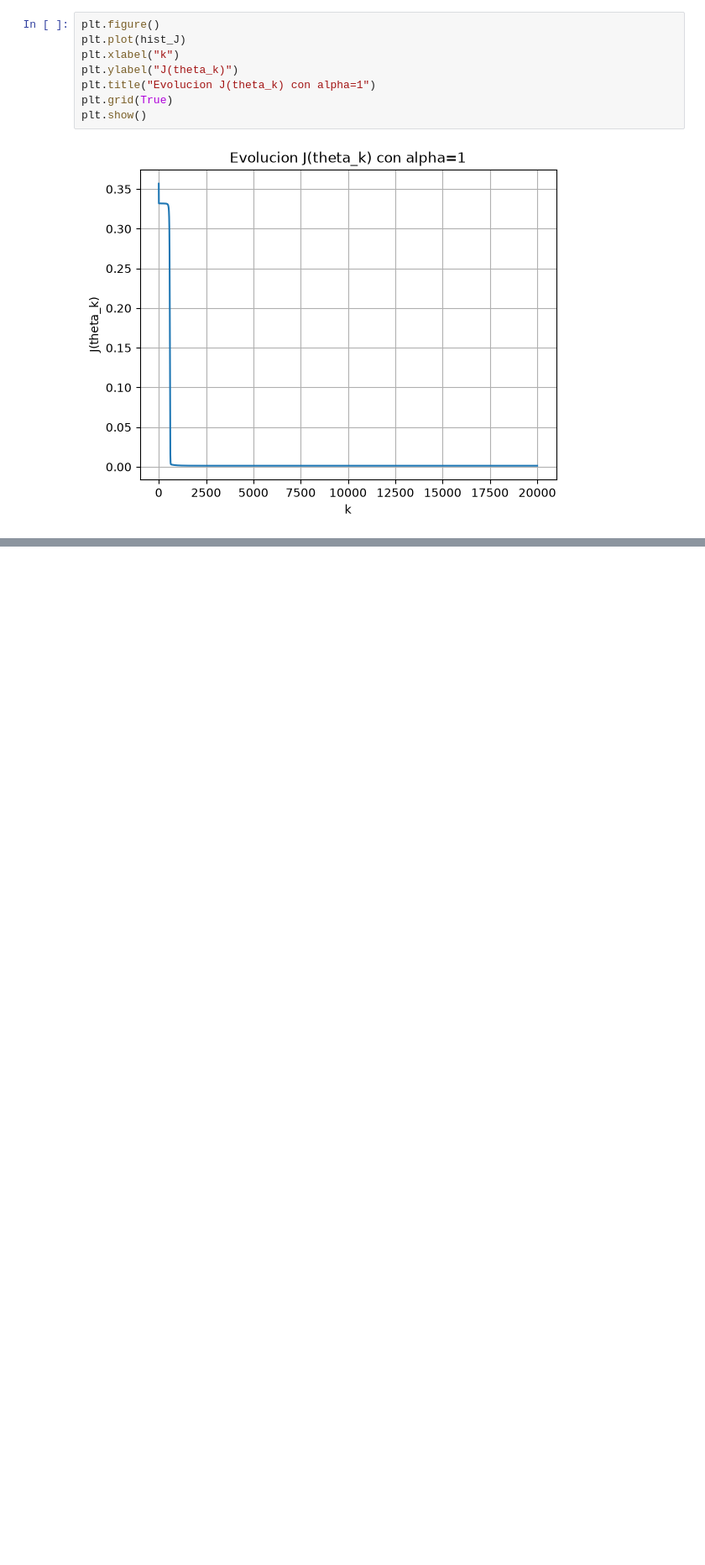
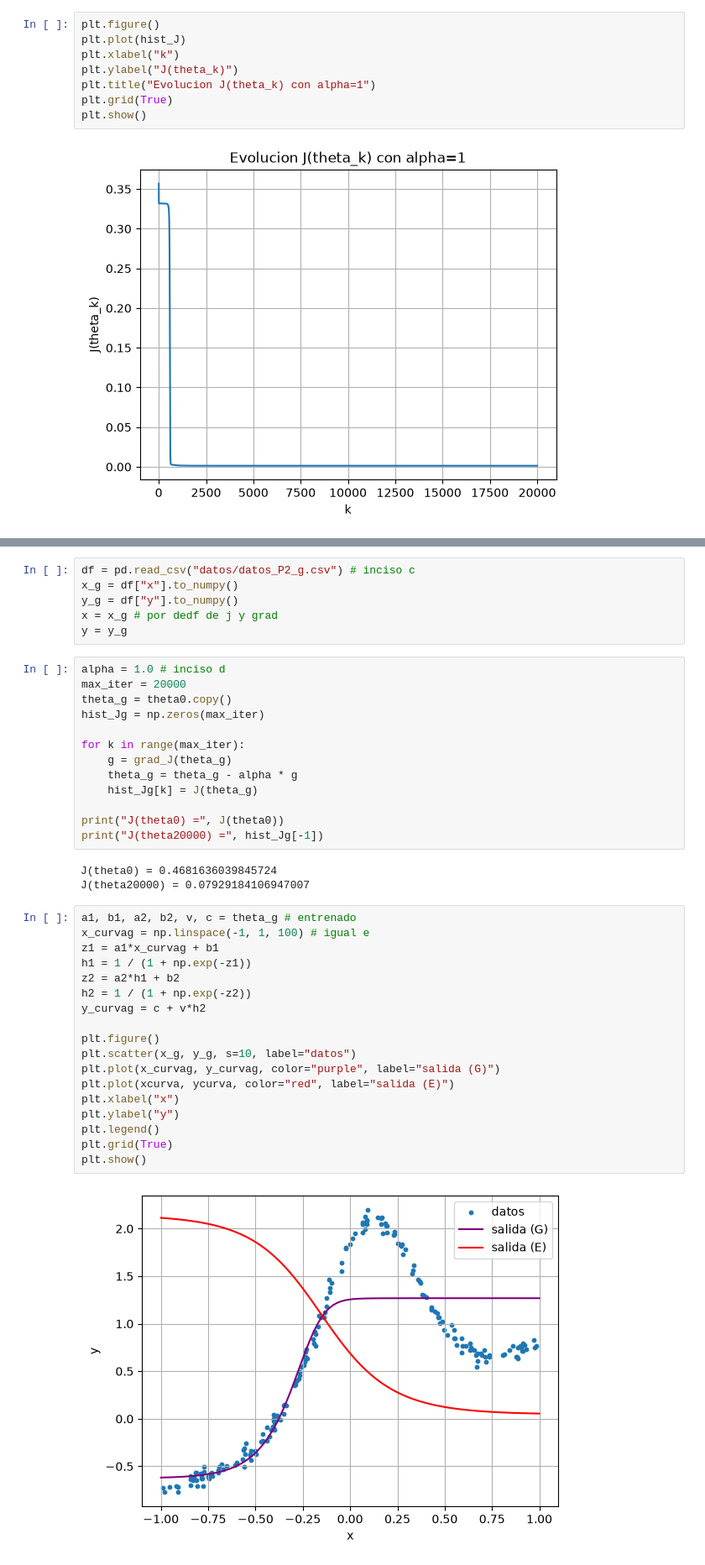
Before and after one commit to Sofiiahh/tarea-calculo-ds, a Jupyter notebook: Pregunta-2/P2-desarrollo.ipynb, the cells around one changed output, grey strips where cells are left out. Shown at 84% size. Saved outputs shown, nothing was run; the diff lists cells and outputs as text; blank space fills up the shorter version.

```diff
--- a/Pregunta-2/P2-desarrollo.ipynb
+++ b/Pregunta-2/P2-desarrollo.ipynb
@@ -341,0 +505,42 @@ Notamos una caída brusca del gradiente antes de las primeras 2500 iteraciones,
+# %%
+df = pd.read_csv("datos/datos_P2_g.csv") # inciso c
+x_g = df["x"].to_numpy()
+y_g = df["y"].to_numpy()
+x = x_g # por dedf de j y grad
+y = y_g
+# %%
+alpha = 1.0 # inciso d
+max_iter = 20000
+theta_g = theta0.copy()
+hist_Jg = np.zeros(max_iter)
+
+for k in range(max_iter):
+    g = grad_J(theta_g)
+    theta_g = theta_g - alpha * g
+    hist_Jg[k] = J(theta_g)
+
+print("J(theta0) =", J(theta0))
+print("J(theta20000) =", hist_Jg[-1])
+# %% [output]
+J(theta0) = 0.4681636039845724
+J(theta20000) = 0.07929184106947007
+# %%
+a1, b1, a2, b2, v, c = theta_g # entrenado
+x_curvag = np.linspace(-1, 1, 100) # igual e
+z1 = a1*x_curvag + b1
+h1 = 1 / (1 + np.exp(-z1))
+z2 = a2*h1 + b2
+h2 = 1 / (1 + np.exp(-z2))
+y_curvag = c + v*h2
+
+plt.figure()
+plt.scatter(x_g, y_g, s=10, label="datos")
+plt.plot(x_curvag, y_curvag, color="purple", label="salida (G)")
+plt.plot(xcurva, ycurva, color="red", label="salida (E)")
+plt.xlabel("x")
+plt.ylabel("y")
+plt.legend()
+plt.grid(True)
+plt.show()
+# %% [output]
+[figure, added]
```
Also changed, not shown: parts of 61 cells of this notebook.
